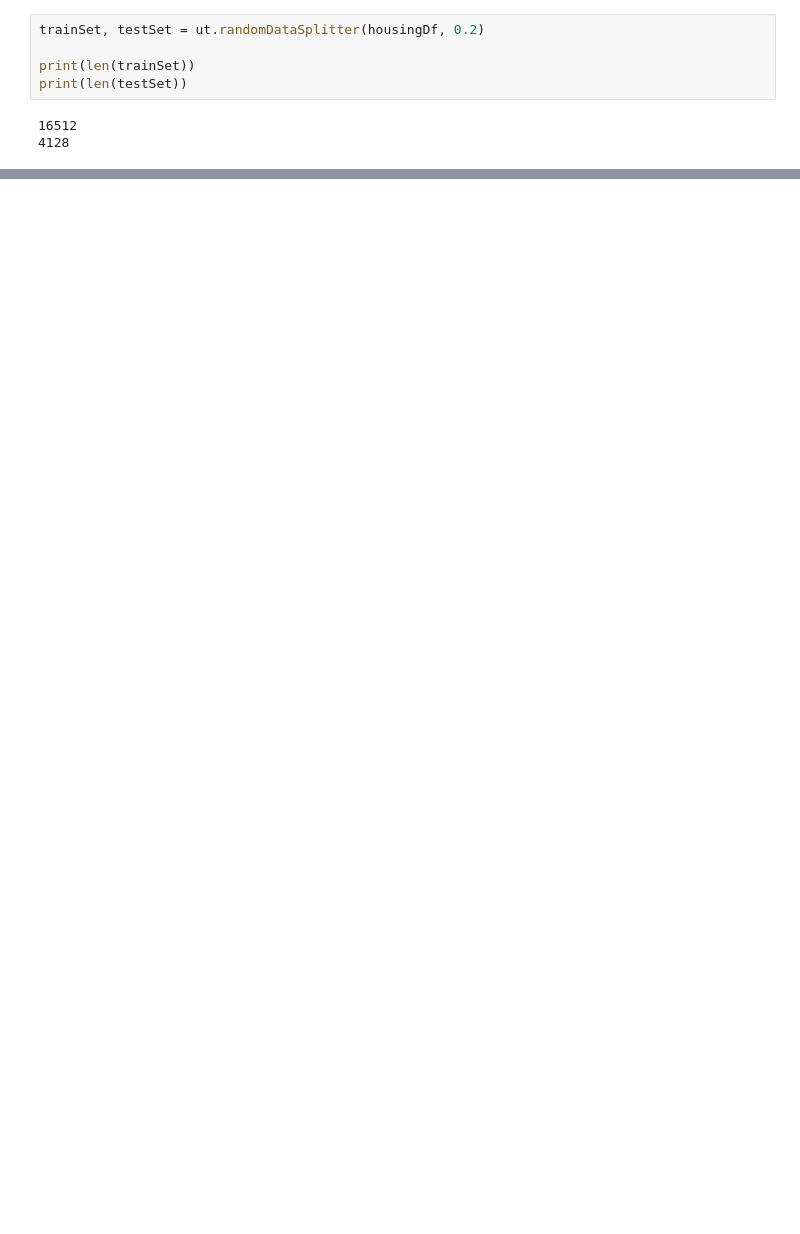
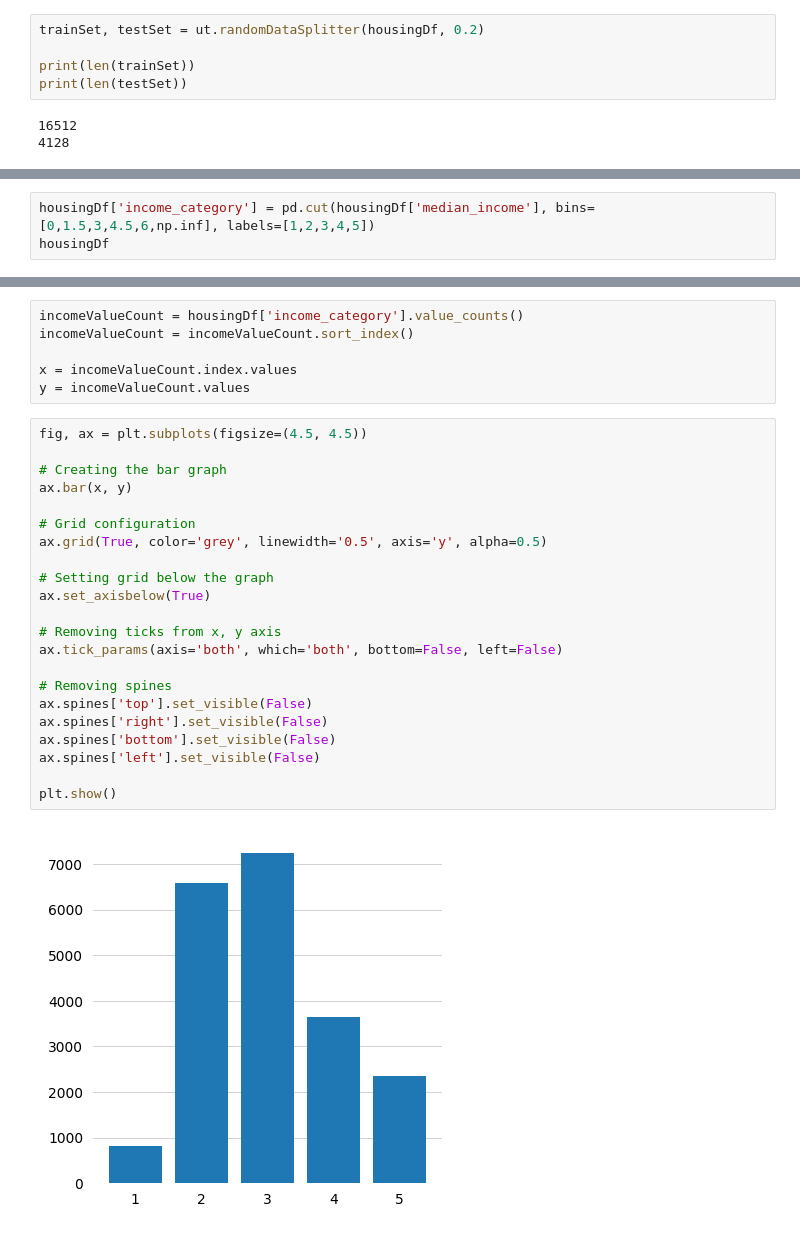
Before and after one commit to Slindex/ML-Projects, a Jupyter notebook: supervised_regression/supervised_regression.ipynb, the cells around one changed output, grey strips where cells are left out. Cells and saved outputs as stored; diff of their text form; blank space fills up the shorter version.

Commit message:
graph testing

```diff
--- a/supervised_regression/supervised_regression.ipynb
+++ b/supervised_regression/supervised_regression.ipynb
@@ -143,0 +162,3 @@ print(len(testSet))
+# %%
+housingDf['income_category'] = pd.cut(housingDf['median_income'], bins=[0,1.5,3,4.5,6,np.inf], labels=[1,2,3,4,5])
+housingDf
@@ -143,0 +179,30 @@ print(len(testSet))
+# %%
+incomeValueCount = housingDf['income_category'].value_counts()
+incomeValueCount = incomeValueCount.sort_index()
+
+x = incomeValueCount.index.values
+y = incomeValueCount.values
+# %%
+fig, ax = plt.subplots(figsize=(4.5, 4.5))
+
+# Creating the bar graph
+ax.bar(x, y)
+
+# Grid configuration
+ax.grid(True, color='grey', linewidth='0.5', axis='y', alpha=0.5)
+
+# Setting grid below the graph
+ax.set_axisbelow(True)
+
+# Removing ticks from x, y axis
+ax.tick_params(axis='both', which='both', bottom=False, left=False)
+
+# Removing spines
+ax.spines['top'].set_visible(False)
+ax.spines['right'].set_visible(False)
+ax.spines['bottom'].set_visible(False)
+ax.spines['left'].set_visible(False)
+
+plt.show()
+# %% [output]
+[figure, added]
```
Also changed, not shown: parts of 13 cells of this notebook, 2 other files.
